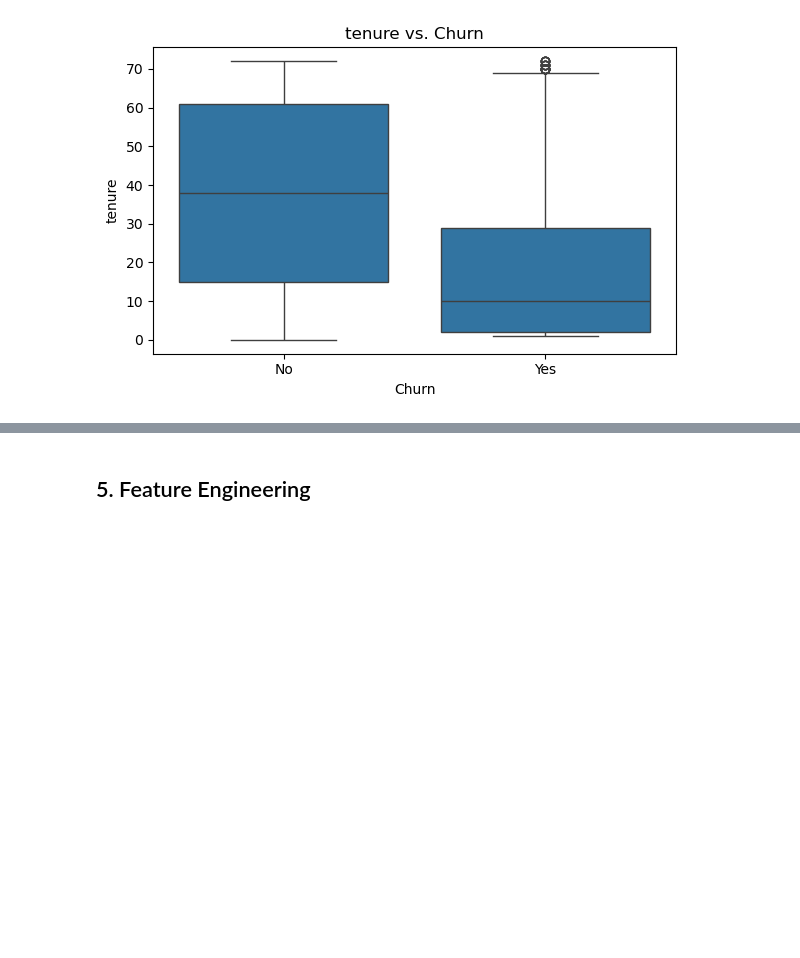
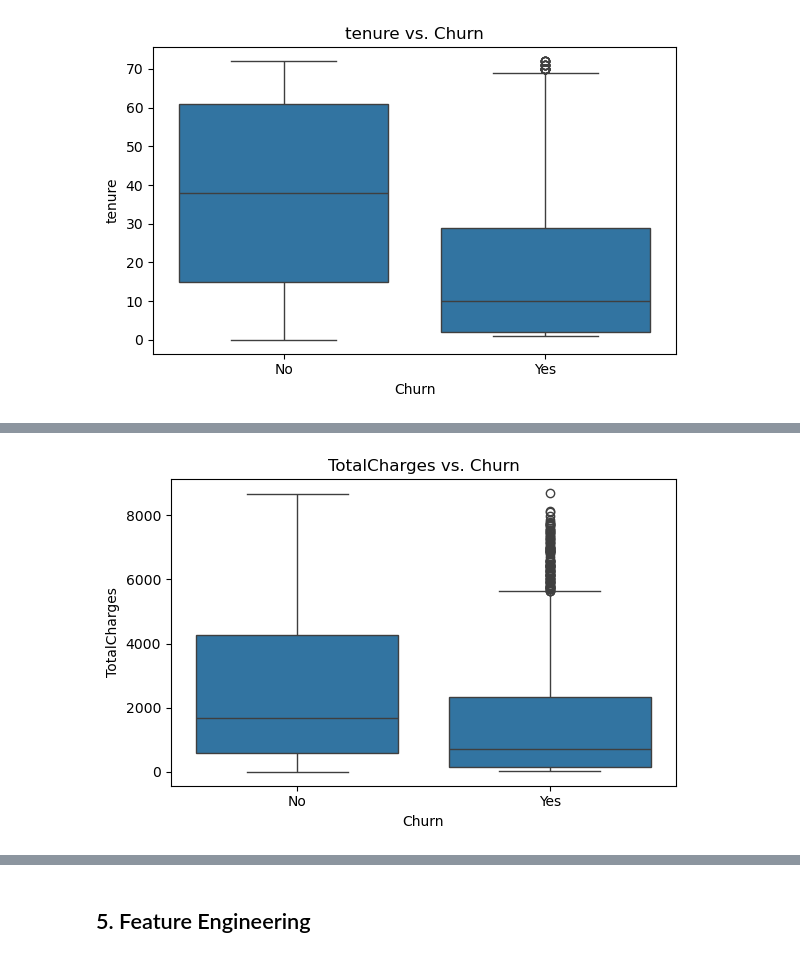
Before and after one commit to TajborBerry/career-next-step, a Jupyter notebook: customer_churn_prediction/notebooks/01_data_exploration.ipynb, the cells around one changed output, grey strips where cells are left out. Cells and saved outputs as stored; diff of their text form; code cells hidden in the pictures; blank space fills up the shorter version.

```diff
--- a/customer_churn_prediction/notebooks/01_data_exploration.ipynb
+++ b/customer_churn_prediction/notebooks/01_data_exploration.ipynb
@@ -305,3 +354,12 @@ plt.show()
+# %%
+plt.figure(figsize=(6,4))
+sns.boxplot(data=df, x='Churn', y='TotalCharges')
+plt.title('TotalCharges vs. Churn')
+plt.tight_layout()
+plt.savefig(f'../outputs/visuals/churn_by_TotalCharges_boxplot.png')
+plt.show()
+# %% [output]
+[figure, added]
 # %% [markdown]
 ### 📌 Churn Patterns Observed in Categorical Variables
 
```
Also changed, not shown: parts of 9 cells of this notebook, 3 other files.
